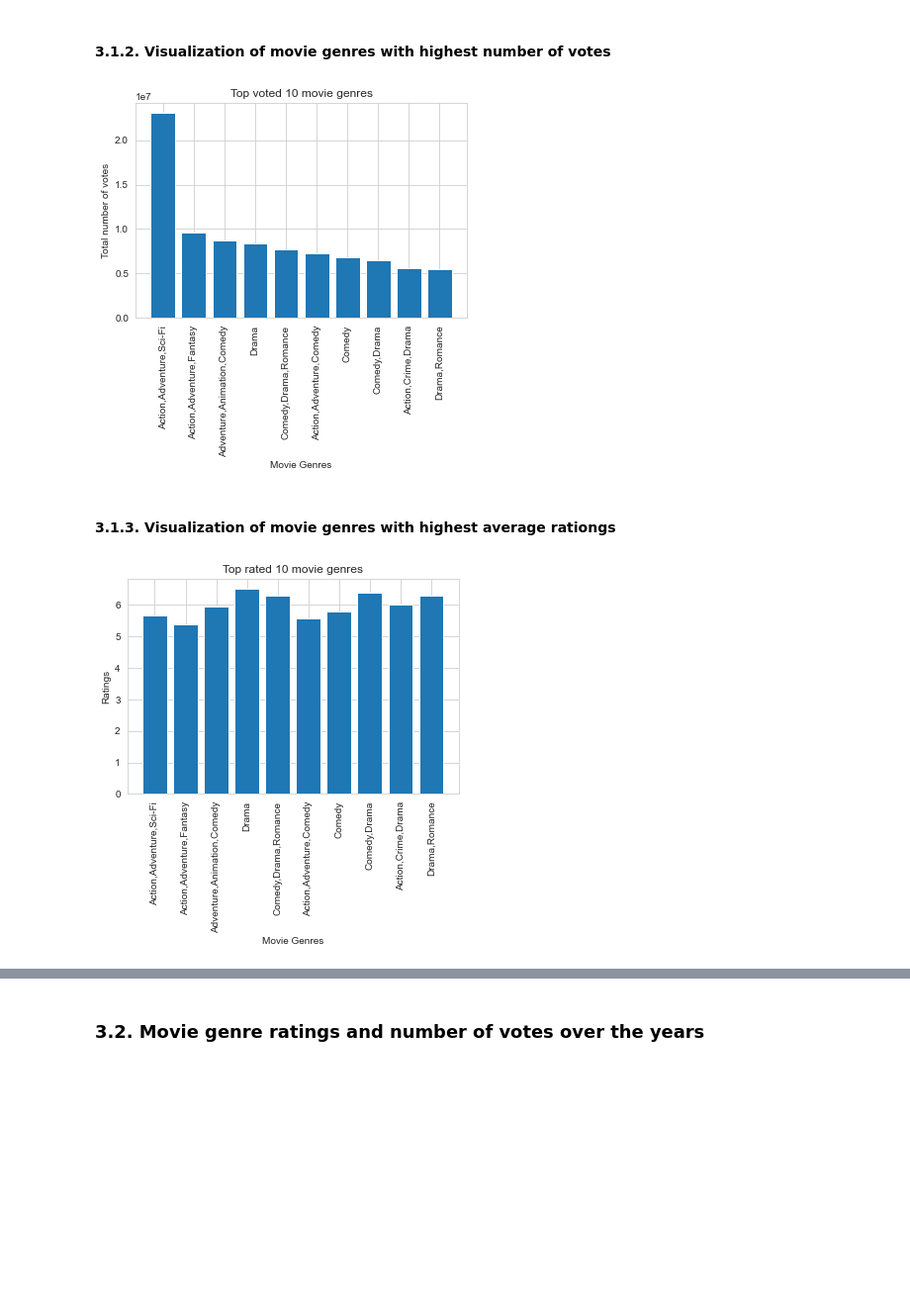
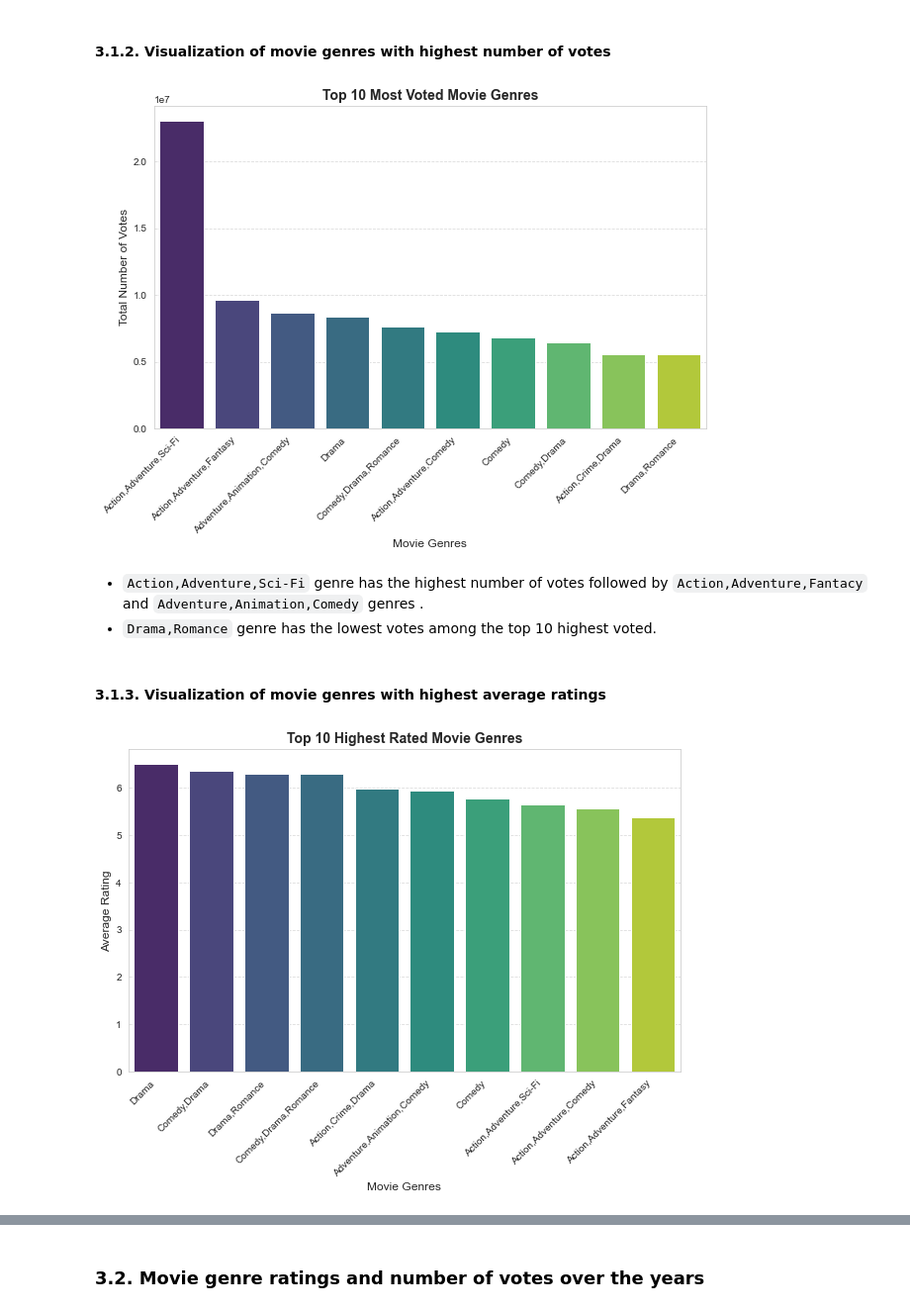
Before and after one commit to mkiganane20/Group3_Phase_Two_Project, a Jupyter notebook: group3_phase_two_project.ipynb, the cells around one changed output, grey strips where cells are left out. Shown at 99% size. Drawn from its saved outputs; the diff is of its cells as text; code cells hidden in the pictures; blank space fills up the shorter version.

Commit message:
Modified Data Analysis

```diff
--- a/group3_phase_two_project.ipynb
+++ b/group3_phase_two_project.ipynb
@@ -175,23 +183,60 @@ genres_top_vote_and_rate
 #### 3.1.2. Visualization of movie genres with highest number of votes
 # %%
 # plot bar graph of top ten genres of movies with highest total number of votes
-plt.bar(genres_top_vote_and_rate['genres'], genres_top_vote_and_rate['Total_numvotes'])
-plt.xlabel('Movie Genres')
-plt.ylabel('Total number of votes')
-plt.title('Top voted 10 movie genres')
-plt.xticks(rotation=90)  # Rotate x-axis labels for better readability
+# Set figure size for better visibility
+plt.figure(figsize=(10, 6))
+
+# Use a more appealing color palette
+sns.barplot(
+    x=genres_top_vote_and_rate['genres'],
+    y=genres_top_vote_and_rate['Total_numvotes'],
+    palette="viridis"
+)
+# Add labels and title with improved formatting
+plt.xlabel('Movie Genres', fontsize=12)
+plt.ylabel('Total Number of Votes', fontsize=12)
+plt.title('Top 10 Most Voted Movie Genres', fontsize=14, fontweight='bold')
+
+# Rotate x-axis labels for better readability
+plt.xticks(rotation=45, ha='right')
+
+# Display the grid for better readability
+plt.grid(axis='y', linestyle='--', alpha=0.7)
+
 plt.show()
 # %% [output]
-[figure, old version]
+[figure, new version]
+# %% [markdown]
+* `Action,Adventure,Sci-Fi` genre has the highest number of votes followed by `Action,Adventure,Fantacy`
+  and `Adventure,Animation,Comedy` genres .
+* `Drama,Romance` genre has the lowest votes among the top 10 highest voted.
 # %% [markdown]
-#### 3.1.3. Visualization of movie genres with highest average rationgs
+#### 3.1.3. Visualization of movie genres with highest average ratings
-# %%
-# plot bar graph of top ten genres of movies with highest ratings
-plt.bar(genres_top_vote_and_rate['genres'], genres_top_vote_and_rate['Avg_averagerating'])
-plt.xlabel('Movie Genres')
-plt.ylabel('Ratings')
-plt.title('Top rated 10 movie genres')
-plt.xticks(rotation=90)  # Rotate x-axis labels for better readability
-plt.show()
-# %% [output]
-[figure, removed]
+# %%
+# Sort data by average rating in descending order
+sorted_data = genres_top_vote_and_rate.sort_values(by='Avg_averagerating', ascending=False)
+
+# Set figure size for better visibility
+plt.figure(figsize=(10, 6))
+
+# Use a more appealing color palette
+sns.barplot(
+    x=sorted_data['genres'],
+    y=sorted_data['Avg_averagerating'],
+    palette="viridis"
+)
+
+# Add labels and title with improved formatting
+plt.xlabel('Movie Genres', fontsize=12)
+plt.ylabel('Average Rating', fontsize=12)
+plt.title('Top 10 Highest Rated Movie Genres', fontsize=14, fontweight='bold')
+
+# Rotate x-axis labels for better readability
+plt.xticks(rotation=45, ha='right')
+
+# Display the grid for better readability
+plt.grid(axis='y', linestyle='--', alpha=0.7)
+
+plt.show()
+# %% [output]
+[figure, added]
```
Also changed, not shown: parts of 31 cells of this notebook.
